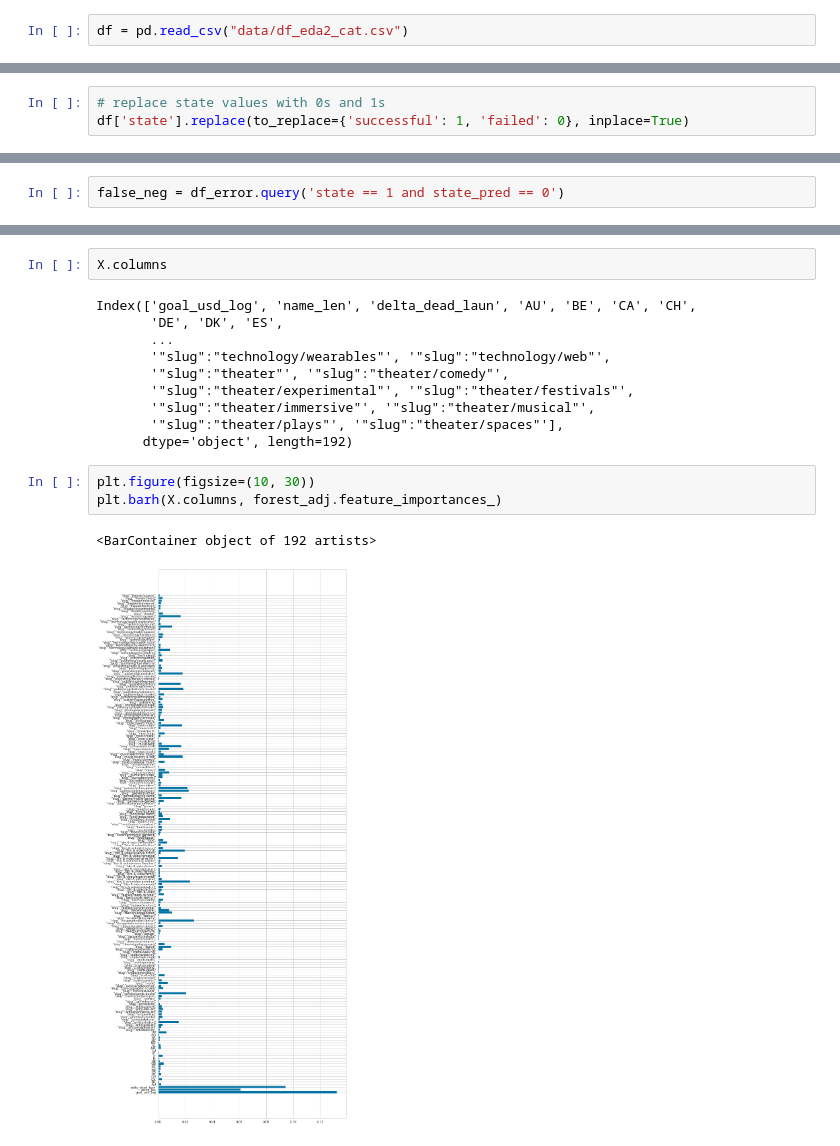
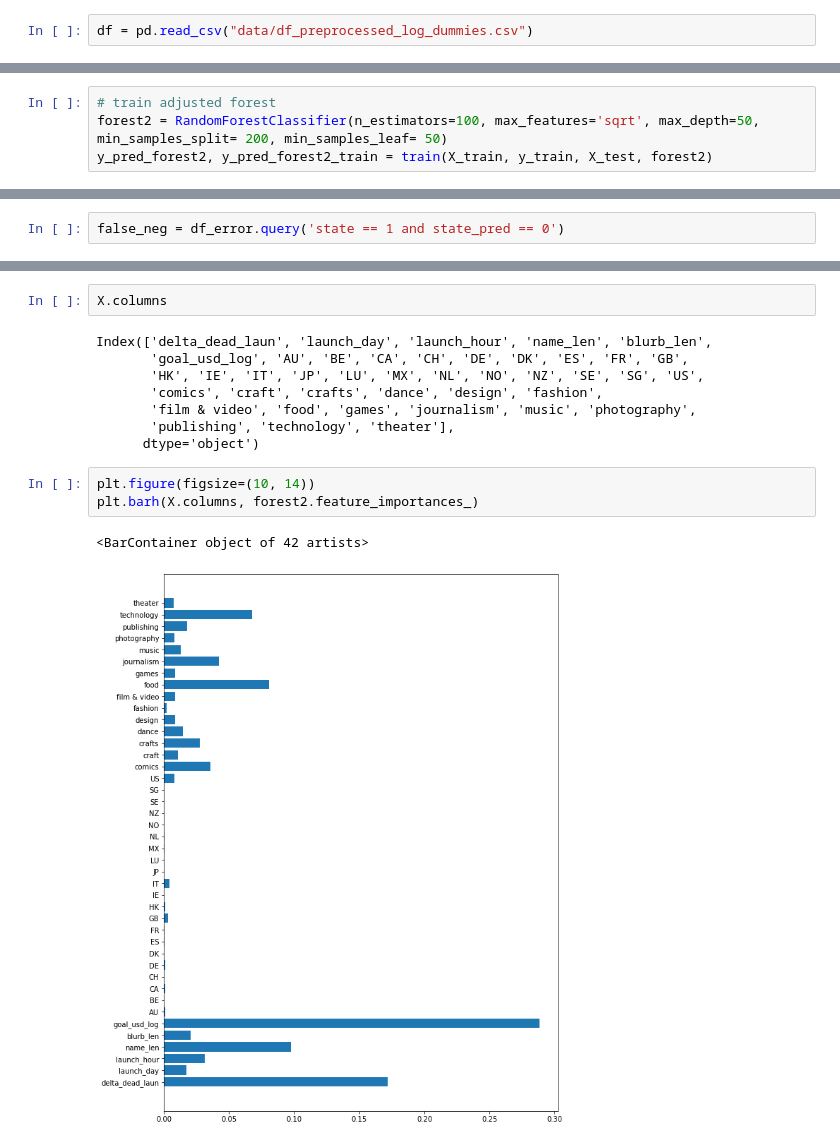
Before and after one commit to laurantirkh/kickstarter-ml, a Jupyter notebook: models_laurent.ipynb, the cells around one changed output, grey strips where cells are left out. Drawn from its saved outputs; the diff is of its cells as text.

```diff
--- a/models_laurent.ipynb
+++ b/models_laurent.ipynb
@@ -11,4 +11,4 @@ from sklearn.tree import DecisionTreeClassifier
 from sklearn.svm import SVC
 from sklearn.ensemble import RandomForestClassifier
 # %%
-df = pd.read_csv("data/df_eda2_cat.csv")
+df = pd.read_csv("data/df_preprocessed_log_dummies.csv")
@@ -25,6 +15,3 @@ df.head()
-# %%
-# replace state values with 0s and 1s
-df['state'].replace(to_replace={'successful': 1, 'failed': 0}, inplace=True)
 # %%
 df.head()
 # %% [output]
@@ -133,0 +225,4 @@ weighted avg       0.74      0.70      0.66     56344
+# %%
+# train adjusted forest
+forest2 = RandomForestClassifier(n_estimators=100, max_features='sqrt', max_depth=50, min_samples_split= 200, min_samples_leaf= 50)
+y_pred_forest2, y_pred_forest2_train = train(X_train, y_train, X_test, forest2)
@@ -312,18 +429,16 @@ sns.histplot(data=false_neg, x='delta_dead_laun')
 # %%
 X.columns
 # %% [output]
-Index(['goal_usd_log', 'name_len', 'delta_dead_laun', 'AU', 'BE', 'CA', 'CH',
-       'DE', 'DK', 'ES',
-       ...
-       '"slug":"technology/wearables"', '"slug":"technology/web"',
-       '"slug":"theater"', '"slug":"theater/comedy"',
-       '"slug":"theater/experimental"', '"slug":"theater/festivals"',
-       '"slug":"theater/immersive"', '"slug":"theater/musical"',
-       '"slug":"theater/plays"', '"slug":"theater/spaces"'],
-      dtype='object', length=192)
+Index(['delta_dead_laun', 'launch_day', 'launch_hour', 'name_len', 'blurb_len',
+       'goal_usd_log', 'AU', 'BE', 'CA', 'CH', 'DE', 'DK', 'ES', 'FR', 'GB',
+       'HK', 'IE', 'IT', 'JP', 'LU', 'MX', 'NL', 'NO', 'NZ', 'SE', 'SG', 'US',
+       'comics', 'craft', 'crafts', 'dance', 'design', 'fashion',
+       'film & video', 'food', 'games', 'journalism', 'music', 'photography',
+       'publishing', 'technology', 'theater'],
+      dtype='object')
 # %%
-plt.figure(figsize=(10, 30))
-plt.barh(X.columns, forest_adj.feature_importances_)
+plt.figure(figsize=(10, 14))
+plt.barh(X.columns, forest2.feature_importances_)
 # %% [output]
-<BarContainer object of 192 artists>
+<BarContainer object of 42 artists>
-[figure, old version]
+[figure, new version]
```
Also changed, not shown: parts of 45 cells of this notebook.
